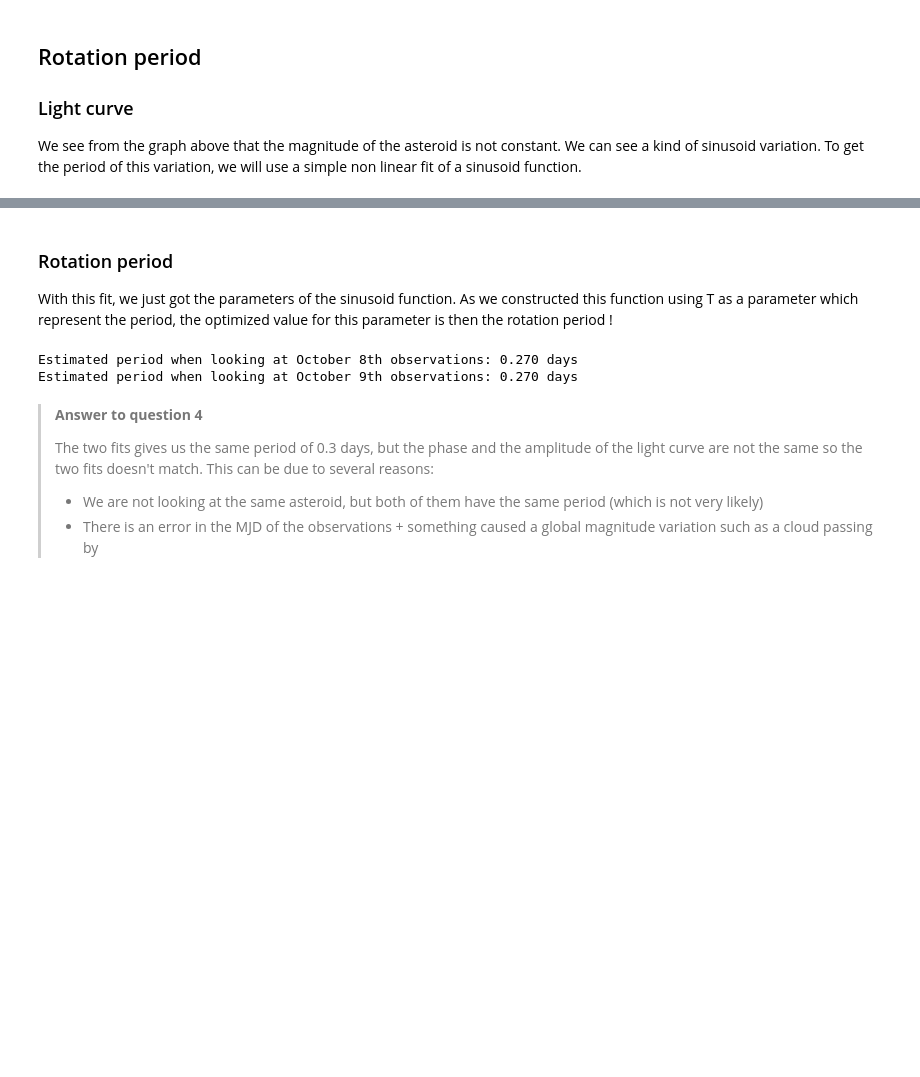
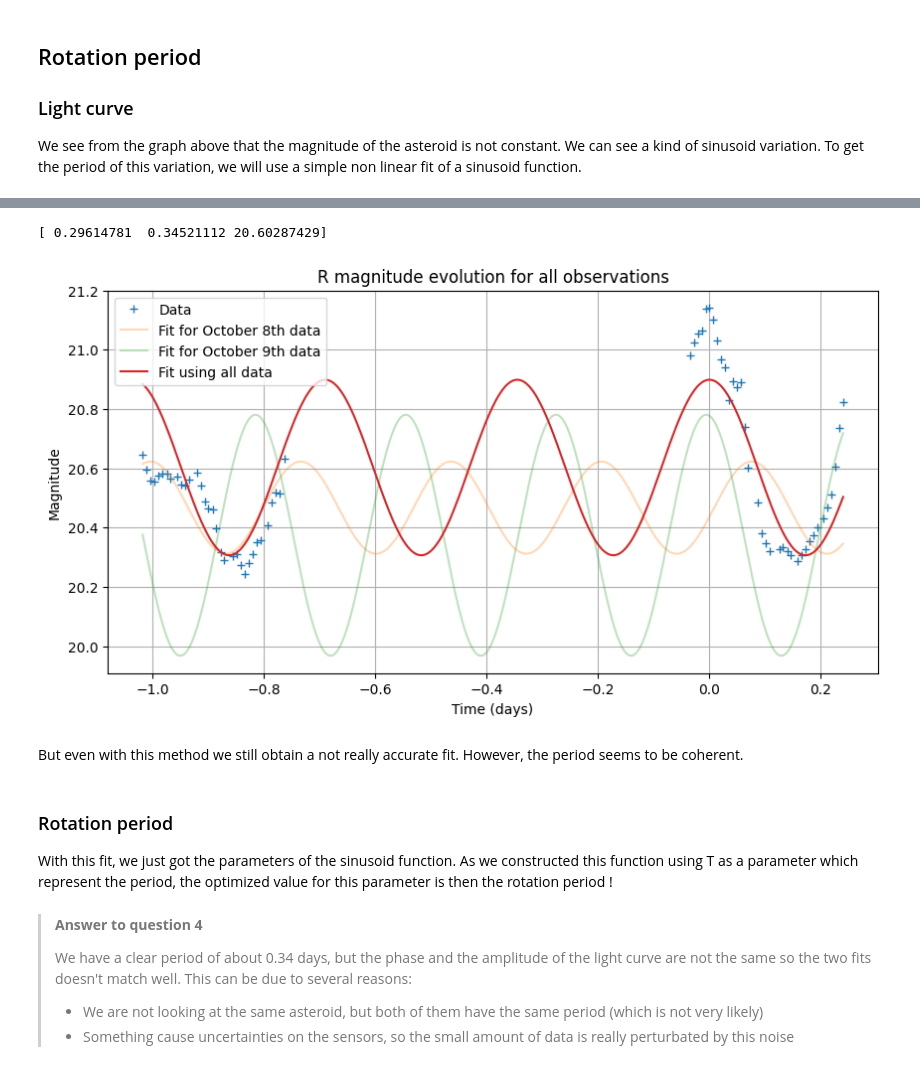
Before and after one commit to LeiRoF/M2-Kuiper-Belt-Object, a Jupyter notebook: Report.ipynb, the cells around one changed output, grey strips where cells are left out. Cells and saved outputs as stored; diff of their text form; code cells hidden in the pictures; blank space fills up the shorter version.

```diff
--- a/Report.ipynb
+++ b/Report.ipynb
@@ -438,16 +416,41 @@ plt.show()
+# %%
+global_mjds = np.concatenate([oct8.mjds, oct9.mjds])
+global_mags = np.concatenate([oct8.smoothed_data, oct9.smoothed_data + 0.25])
+time_shift = global_mjds[np.argmax(global_mags)]
+global_mjds_shifted = global_mjds - time_shift
+
+t = np.linspace(global_mjds_shifted[0], global_mjds_shifted[-1], 1000)
+
+def f2(t, a, T, c):
+    return a * np.cos(2*np.pi * (t)/T) + c
+
+popt, pcov = curve_fit(f2, global_mjds_shifted, global_mags, p0=[1, 0.3, 21], maxfev=10000000)
+
+print(popt)
+
+plt.figure(figsize=(10, 5))
+plt.plot(global_mjds_shifted, global_mags, "+", label="Data")
+for dataset in [oct8,oct9]:
+    plt.plot(t, f(t, *dataset.popt), label=f"Fit for {dataset.name} data", alpha=0.3)
+plt.plot(t, f2(t, *popt), label="Fit using all data")
+plt.xlabel("Time (days)")
+plt.ylabel("Magnitude")
+plt.title(f"R magnitude evolution for all observations")
+plt.grid()
+plt.legend()
+plt.show()
+# %% [output]
+[ 0.29614781  0.34521112 20.60287429]
+[figure, added]
+# %% [markdown]
+But even with this method we still obtain a not really accurate fit. However, the period seems to be coherent.
 # %% [markdown]
 ### Rotation period
 
 With this fit, we just got the parameters of the sinusoid function. As we constructed this function using T as a parameter which represent the period, the optimized value for this parameter is then the rotation period !
-# %%
-for dataset in [oct8,oct9]:
-    print(f"Estimated period when looking at {dataset.name} observations: {dataset.popt[1]:.3f} days")
-# %% [output]
-Estimated period when looking at October 8th observations: 0.270 days
-Estimated period when looking at October 9th observations: 0.270 days
 # %% [markdown]
 > **Answer to question 4**
 >
-> The two fits gives us the same period of 0.3 days, but the phase and the amplitude of the light curve are not the same so the two fits doesn't match. This can be due to several reasons:
+> We have a clear period of about 0.34 days, but the phase and the amplitude of the light curve are not the same so the two fits doesn't match well. This can be due to several reasons:
 > - We are not looking at the same asteroid, but both of them have the same period (which is not very likely)
-> - There is an error in the MJD of the observations + something caused a global magnitude variation such as a cloud passing by
+> - Something cause uncertainties on the sensors, so the small amount of data is really perturbated by this noise
```
Also changed, not shown: parts of 4 cells of this notebook.
